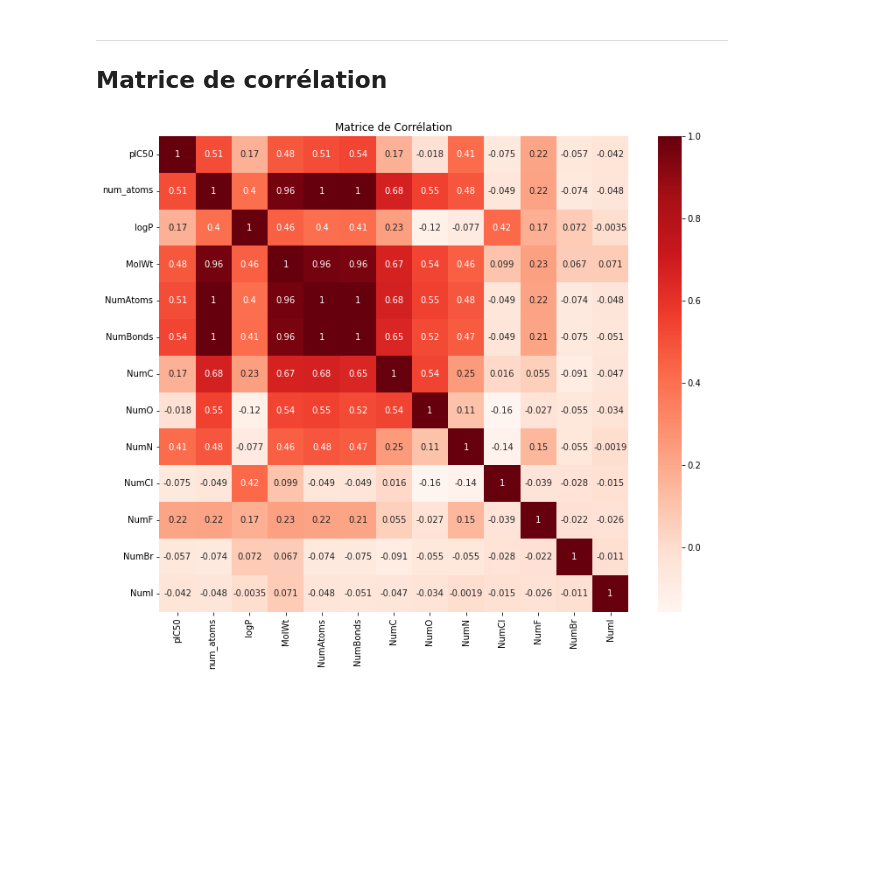
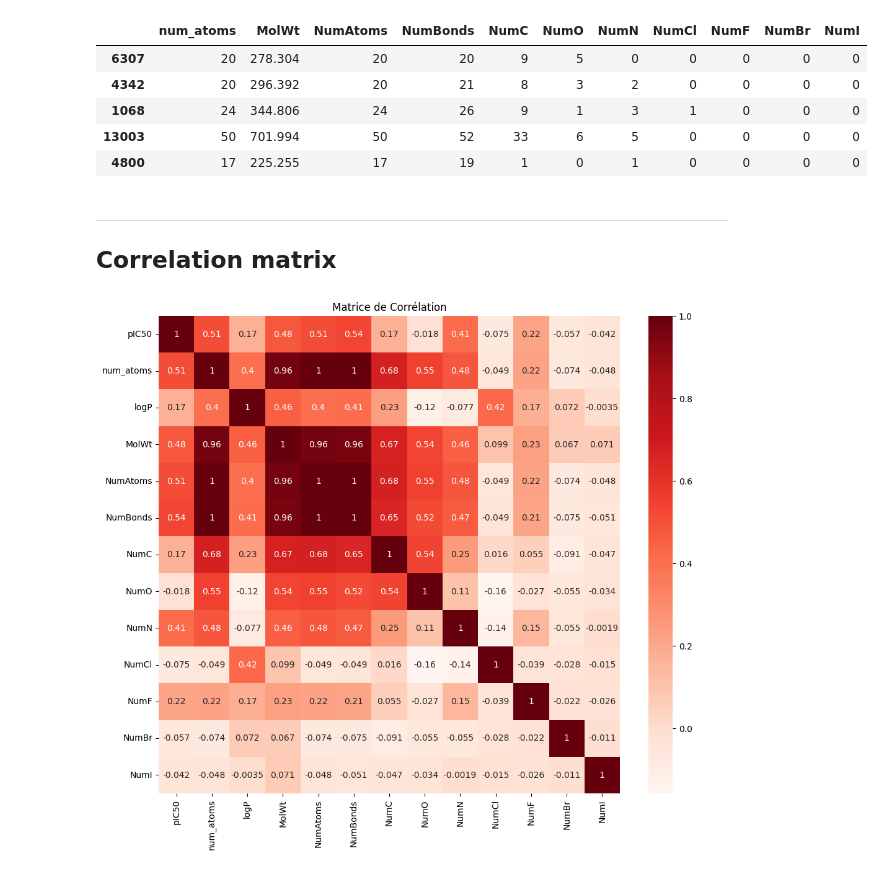
Before and after one commit to Nathan-Vanson/mpp, a Jupyter notebook: results.ipynb, the cells around one changed output. Drawn from its saved outputs; the diff is of its cells as text; code cells hidden in the pictures; blank space fills up the shorter version.

```diff
--- a/results.ipynb
+++ b/results.ipynb
@@ -70,9 +77,19 @@ print(data_with_features)
 # %%
-# Split the data
+# Split the data.
 X_train, X_test, y_train_pic50, y_test_pic50, y_train_logP, y_test_logP = processor.split_data()
+
+# Display the training data (you can change with X_test, y_test_pic50, y_test_logP).
+X_train.head()
+# %% [output]
+|  | num_atoms | MolWt | NumAtoms | NumBonds | NumC | NumO | NumN | NumCl | NumF | NumBr | NumI |
+| 6307 | 20 | 278.304 | 20 | 20 | 9 | 5 | 0 | 0 | 0 | 0 | 0 |
+| 4342 | 20 | 296.392 | 20 | 21 | 8 | 3 | 2 | 0 | 0 | 0 | 0 |
+| 1068 | 24 | 344.806 | 24 | 26 | 9 | 1 | 3 | 1 | 0 | 0 | 0 |
+| 13003 | 50 | 701.994 | 50 | 52 | 33 | 6 | 5 | 0 | 0 | 0 | 0 |
+| 4800 | 17 | 225.255 | 17 | 19 | 1 | 0 | 1 | 0 | 0 | 0 | 0 |
-# %% [markdown]
----
-## Matrice de corrélation
+# %% [markdown]
+---
+## Correlation matrix
 # %%
 # Feature visualization
 plot_correlation_matrix(data_with_features)
```
Also changed, not shown: parts of 87 cells of this notebook.
